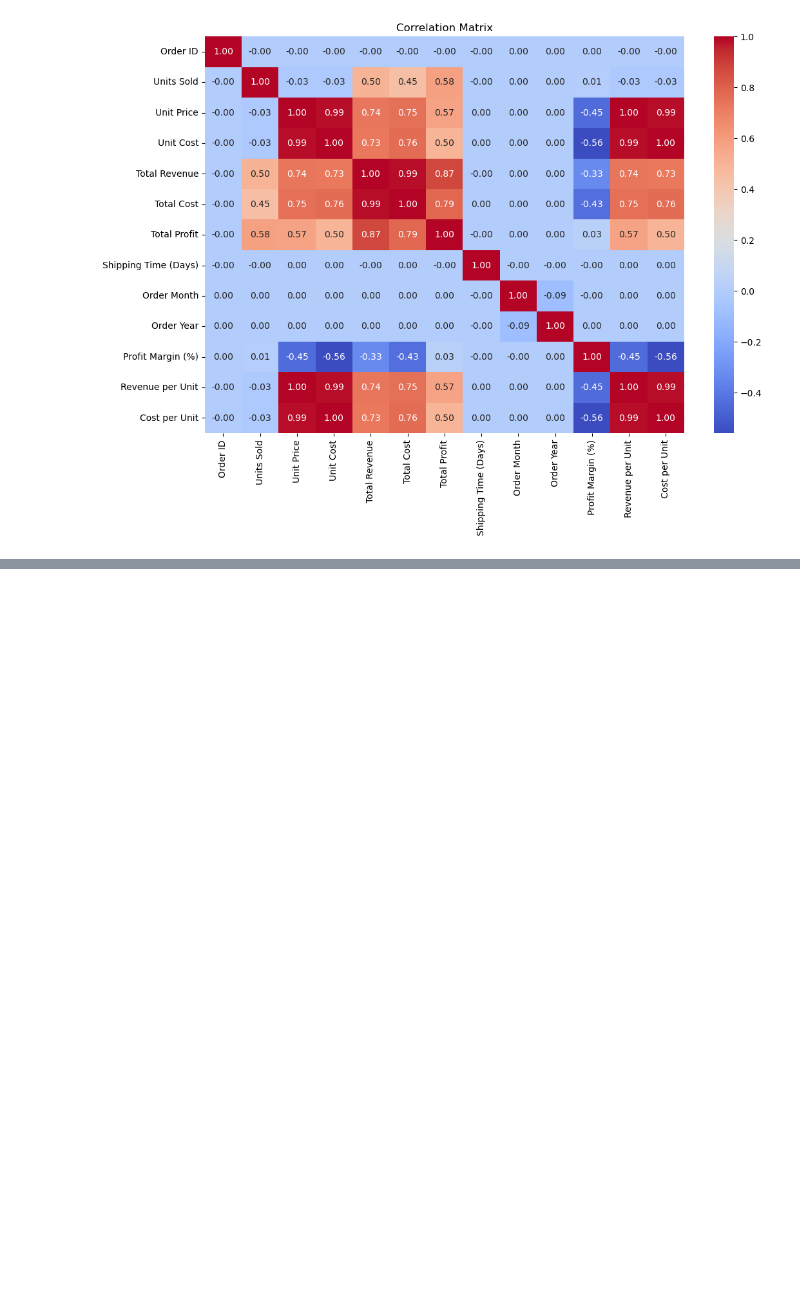
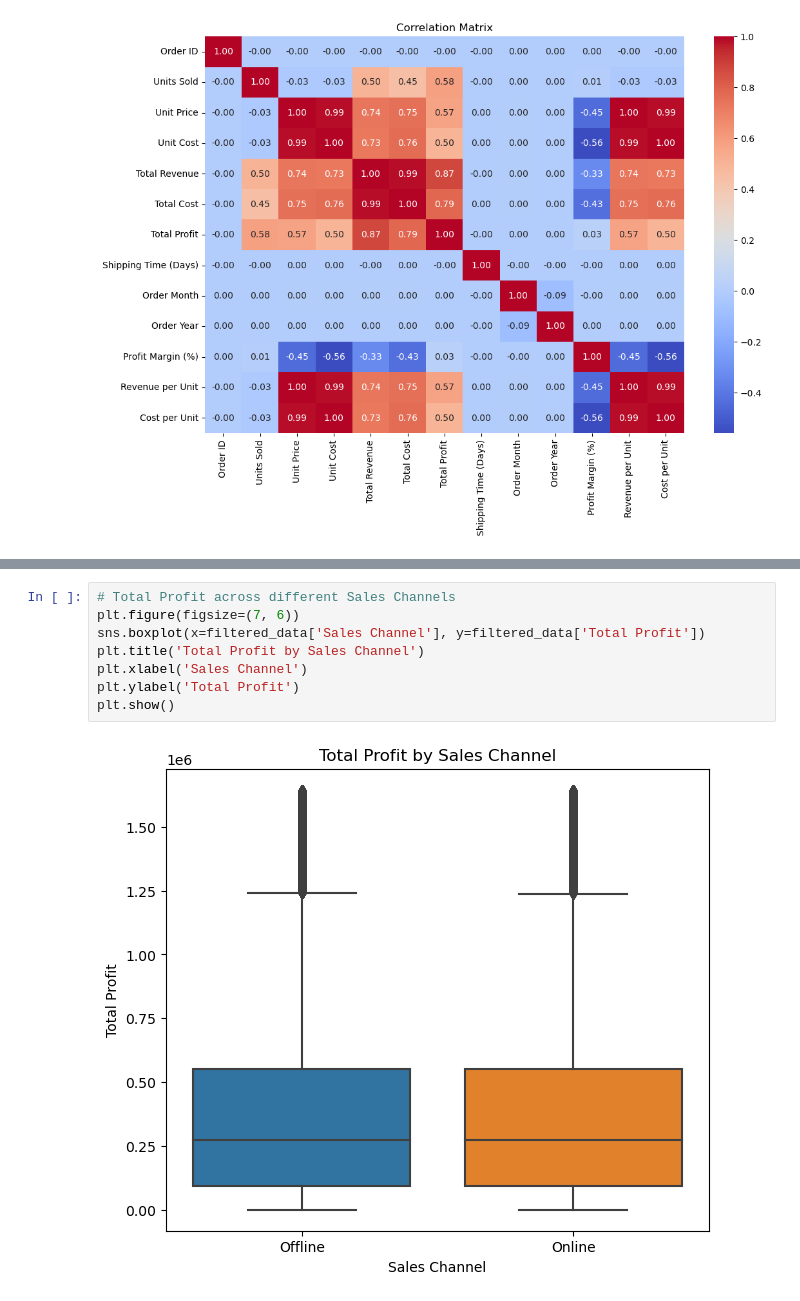
Before and after one commit to Udityanshu/Sales-Prediction, a Jupyter notebook: Sales_Profit_Classification_Model.ipynb, the cells around one changed output, grey strips where cells are left out. Saved outputs shown, nothing was run; the diff lists cells and outputs as text; blank space fills up the shorter version.

```diff
--- a/Sales_Profit_Classification_Model.ipynb
+++ b/Sales_Profit_Classification_Model.ipynb
@@ -383,0 +394,10 @@ plt.show()
+# %%
+# Total Profit across different Sales Channels
+plt.figure(figsize=(7, 6))
+sns.boxplot(x=filtered_data['Sales Channel'], y=filtered_data['Total Profit'])
+plt.title('Total Profit by Sales Channel')
+plt.xlabel('Sales Channel')
+plt.ylabel('Total Profit')
+plt.show()
+# %% [output]
+[figure, added]
```
Also changed, not shown: parts of 4 cells of this notebook.
